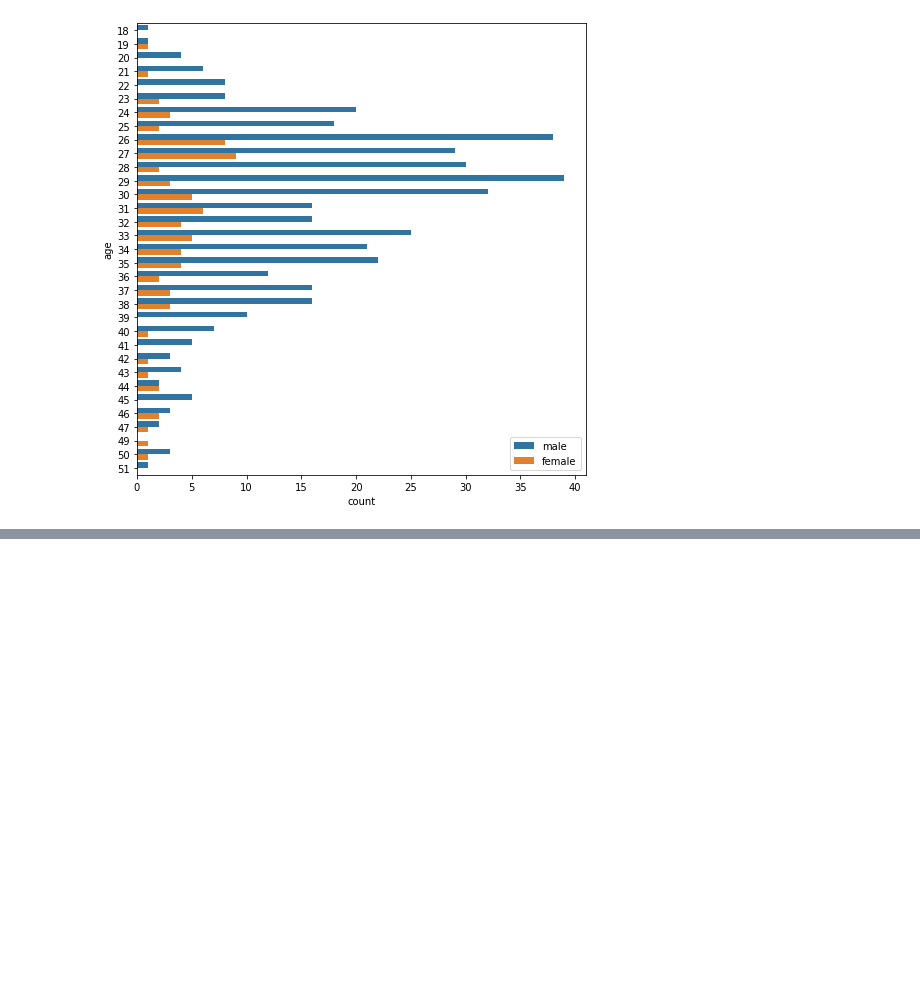
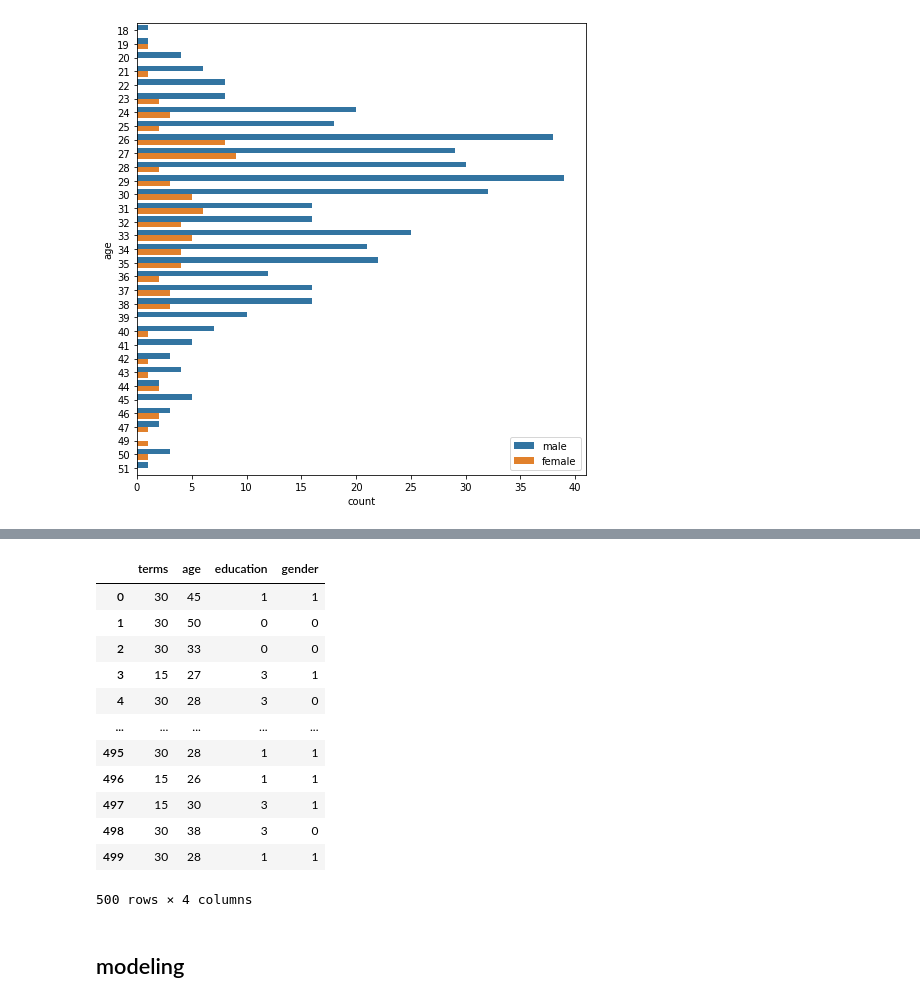
Before and after one commit to choisawyou/Kaggle, a Jupyter notebook: loan_data/loan_data.ipynb, the cells around one changed output, grey strips where cells are left out. Saved outputs shown, nothing was run; the diff lists cells and outputs as text; code cells hidden in the pictures; blank space fills up the shorter version.

```diff
--- a/loan_data/loan_data.ipynb
+++ b/loan_data/loan_data.ipynb
@@ -880,0 +897,14 @@ data_new
+# %%
+from sklearn.preprocessing import LabelEncoder
+le= LabelEncoder()
+data_new_loan_status = le.fit_transform(data_new['loan_status'])
+data_new_loan_status = pd.Series(data_new_loan_status)
+data_new_loan_status = pd.DataFrame(data_new_loan_status,columns=['loan_status'])
+# %%
+data_new_gender = le.fit_transform(data_new['gender'])
+data_new_gender = pd.Series(data_new_gender)
+data_new_gender = pd.DataFrame(data_new_gender,columns=['gender'])
+# %%
+data_new_education = le.fit_transform(data_new['education'])
+data_new_education = pd.Series(data_new_education)
+data_new_education = pd.DataFrame(data_new_education,columns=['education'])
@@ -880,0 +927,24 @@ data_new
+# %%
+data_new=data_new.drop(['loan_status','education','gender'],axis=1)
+data_new=pd.concat([data_new,data_new_loan_status],axis=1)
+data_new=pd.concat([data_new,data_new_education],axis=1)
+data_new=pd.concat([data_new,data_new_gender],axis=1)
+data_new=data_new.drop(['loan_status'],axis=1)
+# %%
+data_new
+# %% [output]
+|  | terms | age | education | gender |
+| 0 | 30 | 45 | 1 | 1 |
+| 1 | 30 | 50 | 0 | 0 |
+| 2 | 30 | 33 | 0 | 0 |
+| 3 | 15 | 27 | 3 | 1 |
+| 4 | 30 | 28 | 3 | 0 |
+| ... | ... | ... | ... | ... |
+| 495 | 30 | 28 | 1 | 1 |
+| 496 | 15 | 26 | 1 | 1 |
+| 497 | 15 | 30 | 3 | 1 |
+| 498 | 30 | 38 | 3 | 0 |
+| 499 | 30 | 28 | 1 | 1 |
+500 rows × 4 columns
+# %% [markdown]
+## modeling
```
Also changed, not shown: parts of 13 cells of this notebook.
